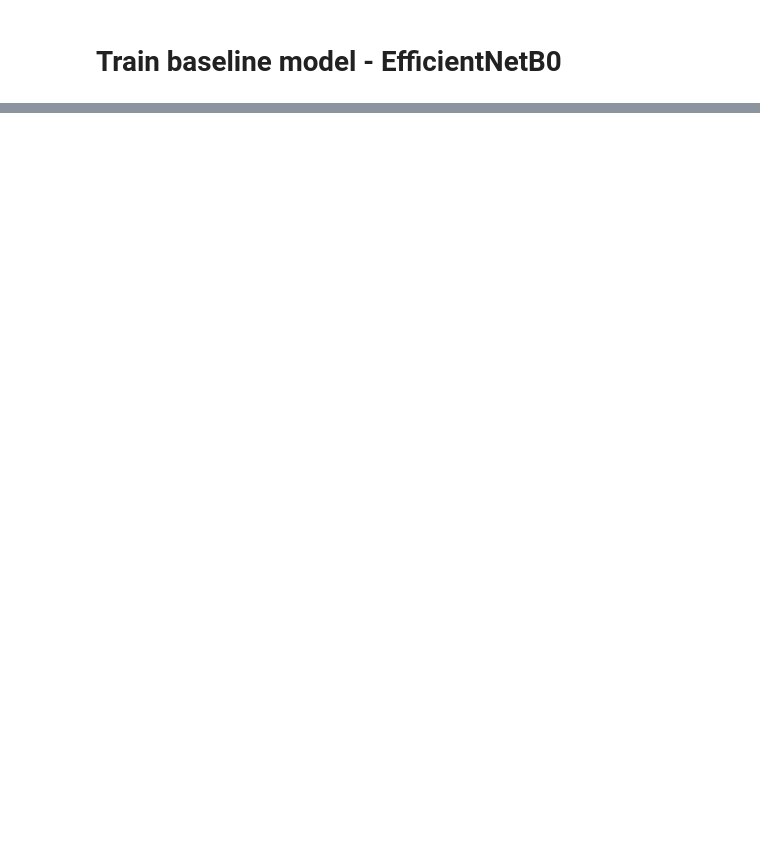
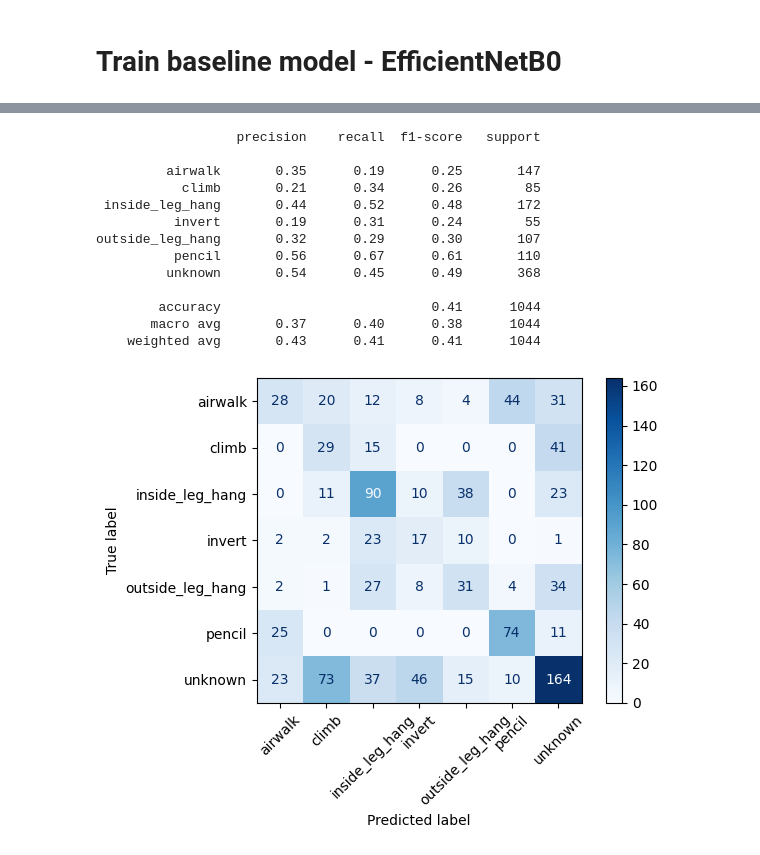
Before and after one commit to jqzhappyhours/pole-shape-classifier, a Jupyter notebook: model.ipynb, the cells around one changed output, grey strips where cells are left out. Drawn from its saved outputs; the diff is of its cells as text; code cells hidden in the pictures; blank space fills up the shorter version.

```diff
--- a/model.ipynb
+++ b/model.ipynb
@@ -208,0 +210,17 @@ outside_leg_hang       0.26      0.31      0.28        36
+# %%
+# Unfreeze top 30 layers of EfficientNetB0
+for layer in efficient_base.layers[-30:]:
+    if not isinstance(layer, tf.keras.layers.BatchNormalization):
+        layer.trainable = True
+model.compile(
+    optimizer=tf.keras.optimizers.Adam(1e-5),  # much smaller lr
+    loss='sparse_categorical_crossentropy',
+    metrics=['accuracy'],
+)
+history_ft = model.fit(
+    train_ds,
+    validation_data=val_ds,
+    callbacks=callbacks_list,
+    class_weight=class_weight,
+    epochs=20,
+)
@@ -208,0 +245,33 @@ outside_leg_hang       0.26      0.31      0.28        36
+# %%
+# Get predictions
+y_true, y_pred = [], []
+for images, labels in test_ds:
+    probs = model.predict(images, verbose=0)
+    y_true.extend(labels.numpy())
+    y_pred.extend(np.argmax(probs, axis=1))
+# Classification report
+print(classification_report(y_true, y_pred, target_names=class_names))
+# Confusion matrix
+ConfusionMatrixDisplay.from_predictions(
+    y_true, y_pred,
+    display_labels=class_names,
+    xticks_rotation=45,
+    cmap="Blues",
+)
+plt.tight_layout()
+plt.show()
+# %% [output]
+                  precision    recall  f1-score   support
+
+         airwalk       0.35      0.19      0.25       147
+           climb       0.21      0.34      0.26        85
+ inside_leg_hang       0.44      0.52      0.48       172
+          invert       0.19      0.31      0.24        55
+outside_leg_hang       0.32      0.29      0.30       107
+          pencil       0.56      0.67      0.61       110
+         unknown       0.54      0.45      0.49       368
+
+        accuracy                           0.41      1044
+       macro avg       0.37      0.40      0.38      1044
+    weighted avg       0.43      0.41      0.41      1044
+[figure, added]
```
Also changed, not shown: parts of 15 cells of this notebook, 10 other files.
